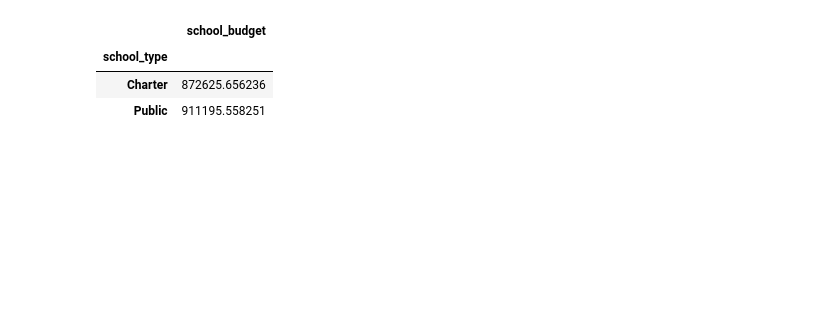
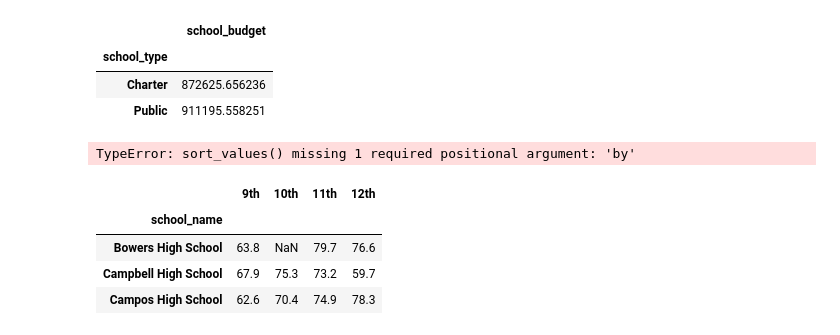
Before and after one commit to LouFoster/Module-4_v2, a Jupyter notebook: Challenge4v2.ipynb, the cells around one changed output. Saved outputs shown, nothing was run; the diff lists cells and outputs as text; code cells hidden in the pictures; blank space fills up the shorter version.

```diff
--- a/Challenge4v2.ipynb
+++ b/Challenge4v2.ipynb
@@ -382,15 +391,17 @@ NameError: name 'tenth_graders' is not defined
 # %%
 # format each grade column for reading
-reading_scores_by_grade["9th"] = reading_scores_by_grade["9th"].map("{:.1f}".format)
-reading_scores_by_grade["10th"] = reading_scores_by_grade["10th"].map("{:.1f}".format)
-reading_scores_by_grade["11th"] = reading_scores_by_grade["11th"].map("{:.1f}".format)
-reading_scores_by_grade["12th"] = reading_scores_by_grade["12th"].map("{:.1f}".format)
+thisdict = {
+    "9th": ninth_grade_reading_scores.map("{:.1f}".format),
+    "10th": tenth_grade_reading_scores.map("{:.1f}".format),
+    "11th": eleventh_grade_reading_scores.map("{:.1f}".format),
+    "12th": twelfth_grade_reading_scores.map("{:.1f}".format)
+    }
 
 # make sure columns are in correct order
-reading_scores_by_grade = reading_scores_by_grade[["9th", "10th", "11th", "12th"]]
+#reading_scores_by_grade = reading_scores_by_grade[["9th", "10th", "11th", "12th"]]
 
 # remove the index name
-reading_scores_by_grade.index.name = None
+#reading_scores_by_grade.index.name = None
 
-reading_scores_by_grade.head()
+#reading_scores_by_grade.head()
 # %%
@@ -411,6 +419,30 @@ avg_student_scores_by_grade
 | school_type |  |
 | Charter | 872625.656236 |
 | Public | 911195.558251 |
+# %%
+#Find the total number of students at each school, and sort those numbers from largest to smallest by using the
+#groupby, count, and sort_values functions, as the following image shows:
+avg_by_school = student_data_df.groupby(['school_name']).count().sort_values()
+avg_by_school['student_id']
+
+student_data_df.sort_values('student_count', ascending=False)
+
+avg_by_school =pd.DataFrame(avg_by_school["school_count"])
+avg_by_school
+# %% [output]
+TypeError: sort_values() missing 1 required positional argument: 'by'
+# %%
+# The following code uses the iloc function to select the first row of a DataFrame:
+# Create a DataFrame
+graded_reading = pd.DataFrame(thisdict)
+
+graded_reading.iloc[0:3]
+# %% [output]
+|  | 9th | 10th | 11th | 12th |
+| school_name |  |  |  |  |
+| Bowers High School | 63.8 | NaN | 79.7 | 76.6 |
+| Campbell High School | 67.9 | 75.3 | 73.2 | 59.7 |
+| Campos High School | 62.6 | 70.4 | 74.9 | 78.3 |
 # %%
 #need to break out by grade
 avg_student_scores_by_grade = student_data_df.groupby(by='grade').mean()
```
Also changed, not shown: parts of 11 cells of this notebook.
